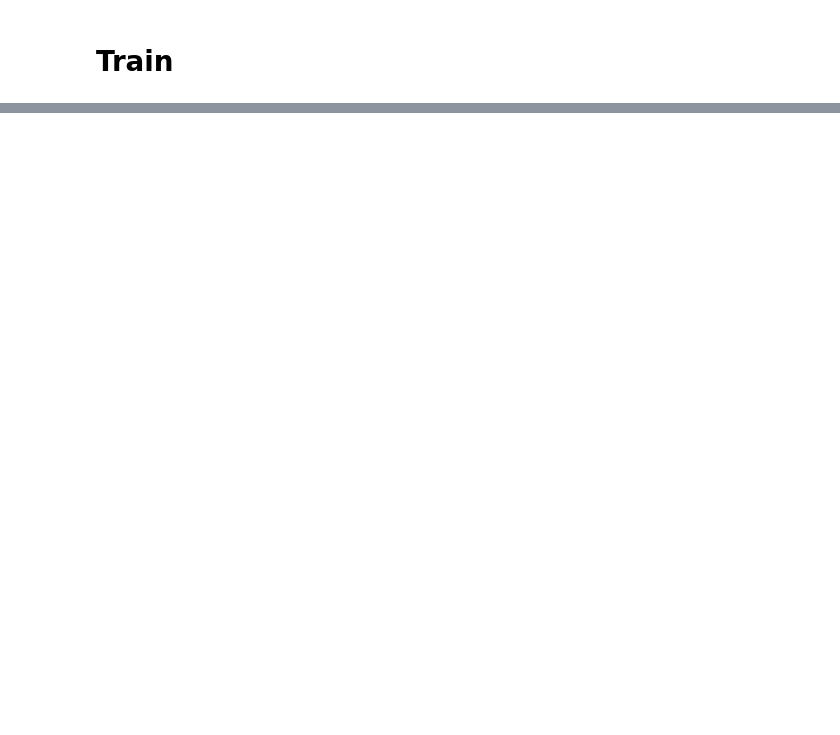
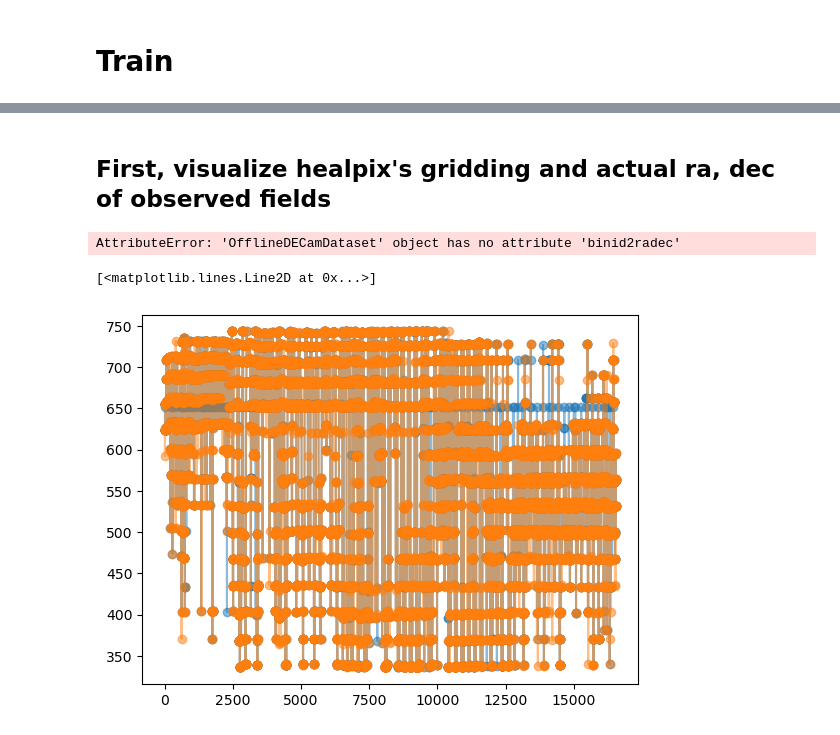
Before and after one commit to rachelhur/survey-ops, a Jupyter notebook: notebooks/v1-behaviroCloningAstrophysicalStates_wDithering.ipynb, the cells around one changed output, grey strips where cells are left out. Cells and saved outputs as stored; diff of their text form; code cells hidden in the pictures; blank space fills up the shorter version.

```diff
--- a/notebooks/v1-behaviroCloningAstrophysicalStates_wDithering.ipynb
+++ b/notebooks/v1-behaviroCloningAstrophysicalStates_wDithering.ipynb
@@ -700,11 +402,0 @@ device = torch.device(
-# %%
-num_bins_1d = 19
-dataset = OfflineDECamDataset(
-    df,
-    num_bins_1d=19,
-    normalize_state=True,
-    specific_years=[2013],
-    specific_months=[8, 9],
-    specific_days=[31, 1, 2],
-    # specific_filters=['r', 'g']
-)
@@ -877,14 +402,0 @@ import random
-# %%
-eval_actions = []
-success_sequence = []
-azel_sequence = [(az, el) for az, el in zip (dataset.states[:, 0], dataset.states[:, 1])]
-
-with torch.no_grad():
-    for i, state in enumerate(dataset.states):
-        q_vals = agent.algorithm.policy_net(state.to(device)).unsqueeze(0)
-        action = torch.argmax(q_vals, dim=1).item()
-        eval_actions.append(action)
-
-        candidates_in_bin = np.array(dataset.id2azel[action])
-        success_sequence.append(azel_sequence[i] in candidates_in_bin)
-        dataset.actions
@@ -891 +439,16 @@ with torch.no_grad():
+# %% [markdown]
+## First, visualize healpix's gridding and actual ra, dec of observed fields
+# %%
+ordered_bin_radec = np.array([dataset.binid2radec[i] for i in range(len(dataset.binid2radec))])
+c = plt.scatter(ordered_bin_radec[:, 0], ordered_bin_radec[:, 1], c=np.arange(len(ordered_bin_radec)))
+cbar = plt.colorbar(c)
+cbar.set_label(label='bin ID')
+
+obs_bin_radec = np.array([dataset.binid2radec[bin_idx] for bin_idx in dataset.actions.detach().numpy()])
+plt.scatter(obs_bin_radec[:, 0], obs_bin_radec[:, 1], color='red', label='observed fields')
+plt.xlabel('ra')
+plt.ylabel('dec')
+plt.legend()
+# %% [output]
+AttributeError: 'OfflineDECamDataset' object has no attribute 'binid2radec'
 # %%
@@ -894,0 +471,6 @@ for key, indices in dataset._groups.indices.items():
+# %%
+plt.plot(eval_sequence, marker='o', alpha=.5)
+plt.plot(target_sequence, marker='o', alpha=.5)
+# %% [output]
+[<matplotlib.lines.Line2D at 0x...>]
+[figure, added]
```
Also changed, not shown: parts of 64 cells of this notebook, 2 other files.
